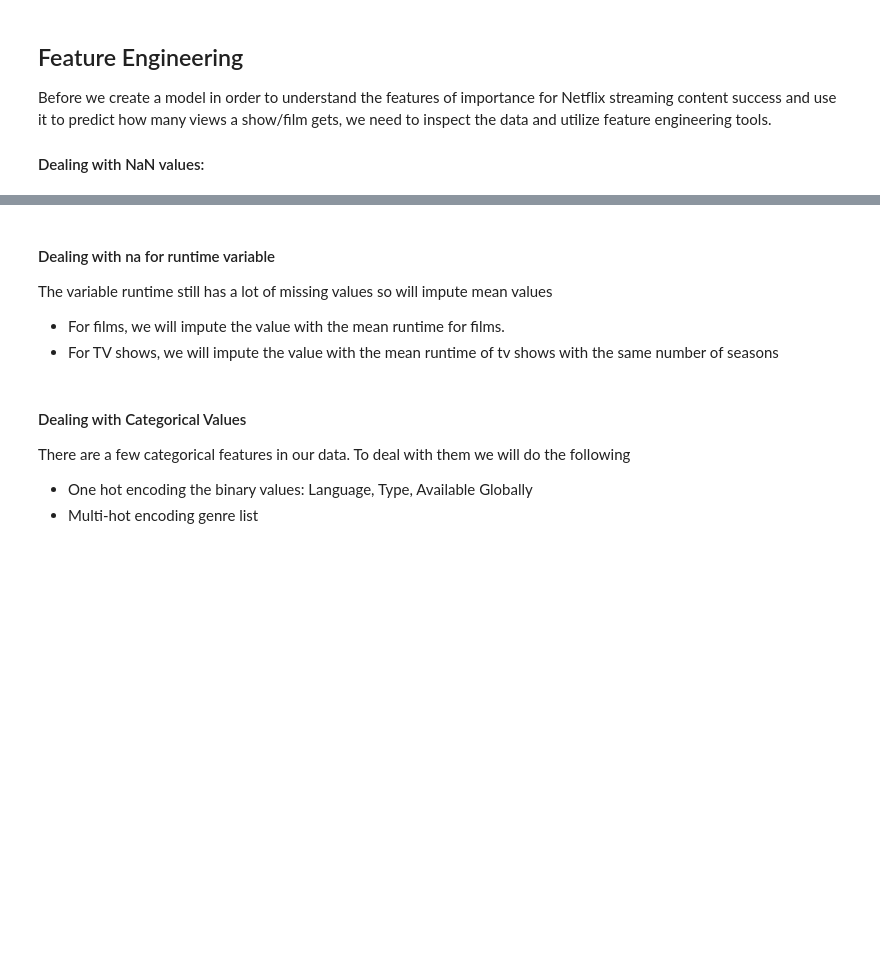
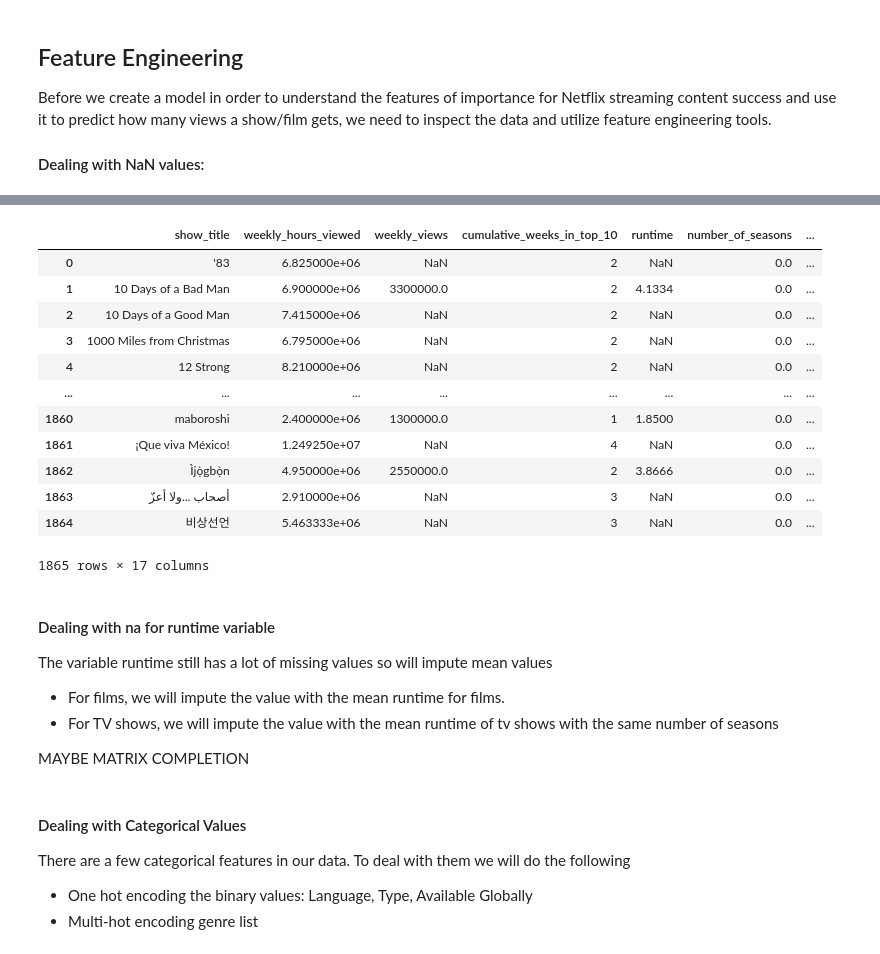
Before and after one commit to adelaidad/ORIE4741FinalProject, a Jupyter notebook: netflix_predictor.ipynb, the cells around one changed output, grey strips where cells are left out. Drawn from its saved outputs; the diff is of its cells as text; code cells hidden in the pictures; blank space fills up the shorter version.

Commit message:
dummies

```diff
--- a/netflix_predictor.ipynb
+++ b/netflix_predictor.ipynb
@@ -50,8 +63,28 @@ size_if_na_dropped(netflix)
+# %%
+encoded_df= pd.get_dummies(netflix[['language','type','is_staggered_launch','available_globally' ]])
+netflix = pd.concat([netflix.drop(columns=['language','type','is_staggered_launch','available_globally' ]), encoded_df], axis=1)
+netflix
+# %% [output]
+|  | show_title | weekly_hours_viewed | weekly_views | cumulative_weeks_in_top_10 | runtime | number_of_seasons | ... |
+| 0 | '83 | 6.825000e+06 | NaN | 2 | NaN | 0.0 | ... |
+| 1 | 10 Days of a Bad Man | 6.900000e+06 | 3300000.0 | 2 | 4.1334 | 0.0 | ... |
+| 2 | 10 Days of a Good Man | 7.415000e+06 | NaN | 2 | NaN | 0.0 | ... |
+| 3 | 1000 Miles from Christmas | 6.795000e+06 | NaN | 2 | NaN | 0.0 | ... |
+| 4 | 12 Strong | 8.210000e+06 | NaN | 2 | NaN | 0.0 | ... |
+| ... | ... | ... | ... | ... | ... | ... | ... |
+| 1860 | maboroshi | 2.400000e+06 | 1300000.0 | 1 | 1.8500 | 0.0 | ... |
+| 1861 | ¡Que viva México! | 1.249250e+07 | NaN | 4 | NaN | 0.0 | ... |
+| 1862 | Ìjọ̀gbọ̀n | 4.950000e+06 | 2550000.0 | 2 | 3.8666 | 0.0 | ... |
+| 1863 | أصحاب ...ولا أعزّ | 2.910000e+06 | NaN | 3 | NaN | 0.0 | ... |
+| 1864 | 비상선언 | 5.463333e+06 | NaN | 3 | NaN | 0.0 | ... |
+1865 rows × 17 columns
 # %% [markdown]
 #### Dealing with na for runtime variable
 The variable runtime still has a lot of missing values so will impute mean values
 - For films, we will impute the value with the mean runtime for films.
 - For TV shows, we will impute the value with the mean runtime of tv shows with the same number of seasons
+
+MAYBE MATRIX COMPLETION
 # %% [markdown]
 #### Dealing with Categorical Values
 There are a few categorical features in our data. To deal with them we will do the following
```
Also changed, not shown: parts of 6 cells of this notebook, 2 other files.
